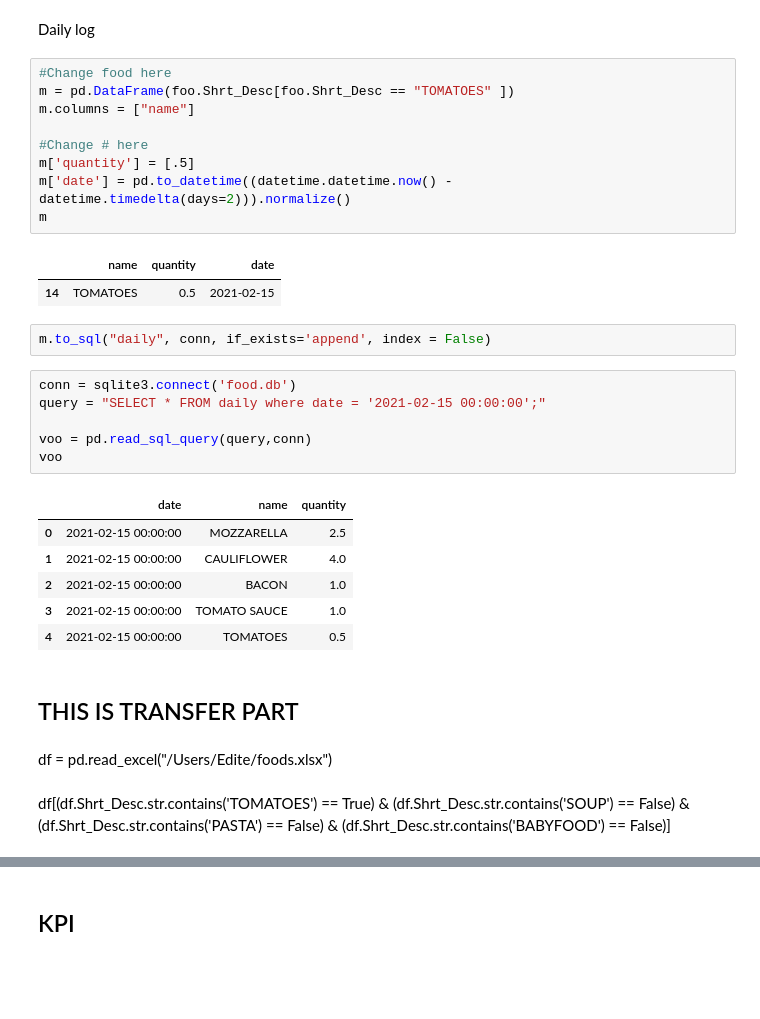
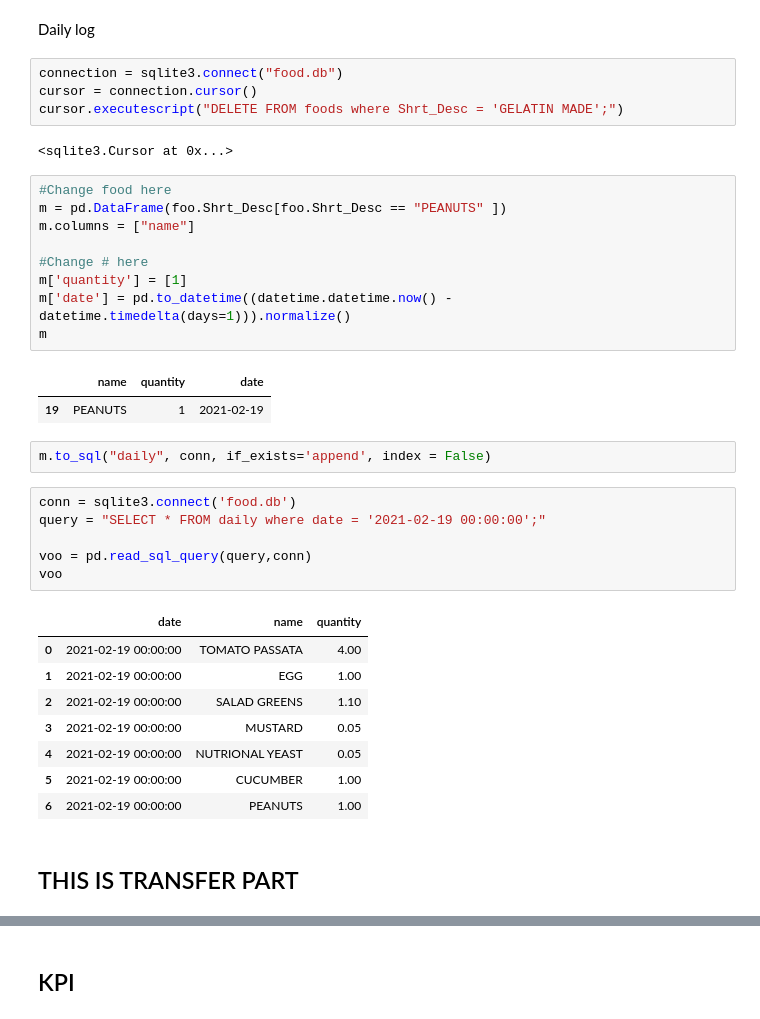
Before and after one commit to Amarilda/KPI, a Jupyter notebook: green foods.ipynb, the cells around one changed output, grey strips where cells are left out. Saved outputs shown, nothing was run; the diff lists cells and outputs as text; blank space fills up the shorter version.

```diff
--- a/green foods.ipynb
+++ b/green foods.ipynb
@@ -31,38 +34,39 @@ Existing foods
 # %% [markdown]
 Daily log
+# %%
+connection = sqlite3.connect("food.db")
+cursor = connection.cursor()
+cursor.executescript("DELETE FROM foods where Shrt_Desc = 'GELATIN MADE';")
+# %% [output]
+<sqlite3.Cursor at 0x...>
 # %%
 #Change food here
-m = pd.DataFrame(foo.Shrt_Desc[foo.Shrt_Desc == "TOMATOES" ])
+m = pd.DataFrame(foo.Shrt_Desc[foo.Shrt_Desc == "PEANUTS" ])
 m.columns = ["name"]
 
 #Change # here
-m['quantity'] = [.5]
-m['date'] = pd.to_datetime((datetime.datetime.now() - datetime.timedelta(days=2))).normalize()
+m['quantity'] = [1]
+m['date'] = pd.to_datetime((datetime.datetime.now() - datetime.timedelta(days=1))).normalize()
 m
 # %% [output]
 |  | name | quantity | date |
-| 14 | TOMATOES | 0.5 | 2021-02-15 |
+| 19 | PEANUTS | 1 | 2021-02-19 |
 # %%
 m.to_sql("daily", conn, if_exists='append', index = False)
 # %%
 conn = sqlite3.connect('food.db')
-query = "SELECT * FROM daily where date = '2021-02-15 00:00:00';"
+query = "SELECT * FROM daily where date = '2021-02-19 00:00:00';"
 
 voo = pd.read_sql_query(query,conn)
 voo
 # %% [output]
 |  | date | name | quantity |
-| 0 | 2021-02-15 00:00:00 | MOZZARELLA | 2.5 |
-| 1 | 2021-02-15 00:00:00 | CAULIFLOWER | 4.0 |
-| 2 | 2021-02-15 00:00:00 | BACON | 1.0 |
-| 3 | 2021-02-15 00:00:00 | TOMATO SAUCE | 1.0 |
-| 4 | 2021-02-15 00:00:00 | TOMATOES | 0.5 |
+| 0 | 2021-02-19 00:00:00 | TOMATO PASSATA | 4.00 |
+| 1 | 2021-02-19 00:00:00 | EGG | 1.00 |
+| 2 | 2021-02-19 00:00:00 | SALAD GREENS | 1.10 |
+| 3 | 2021-02-19 00:00:00 | MUSTARD | 0.05 |
+| 4 | 2021-02-19 00:00:00 | NUTRIONAL YEAST | 0.05 |
+| 5 | 2021-02-19 00:00:00 | CUCUMBER | 1.00 |
+| 6 | 2021-02-19 00:00:00 | PEANUTS | 1.00 |
 # %% [markdown]
 ## THIS IS TRANSFER PART
-# %% [markdown]
-df = pd.read_excel("/Users/Edite/foods.xlsx")
-# %% [markdown]
-df[(df.Shrt_Desc.str.contains('TOMATOES') == True)
-   & (df.Shrt_Desc.str.contains('SOUP') == False)
-   & (df.Shrt_Desc.str.contains('PASTA') == False)
-   & (df.Shrt_Desc.str.contains('BABYFOOD') == False)]
```
Also changed, not shown: parts of 18 cells of this notebook.
